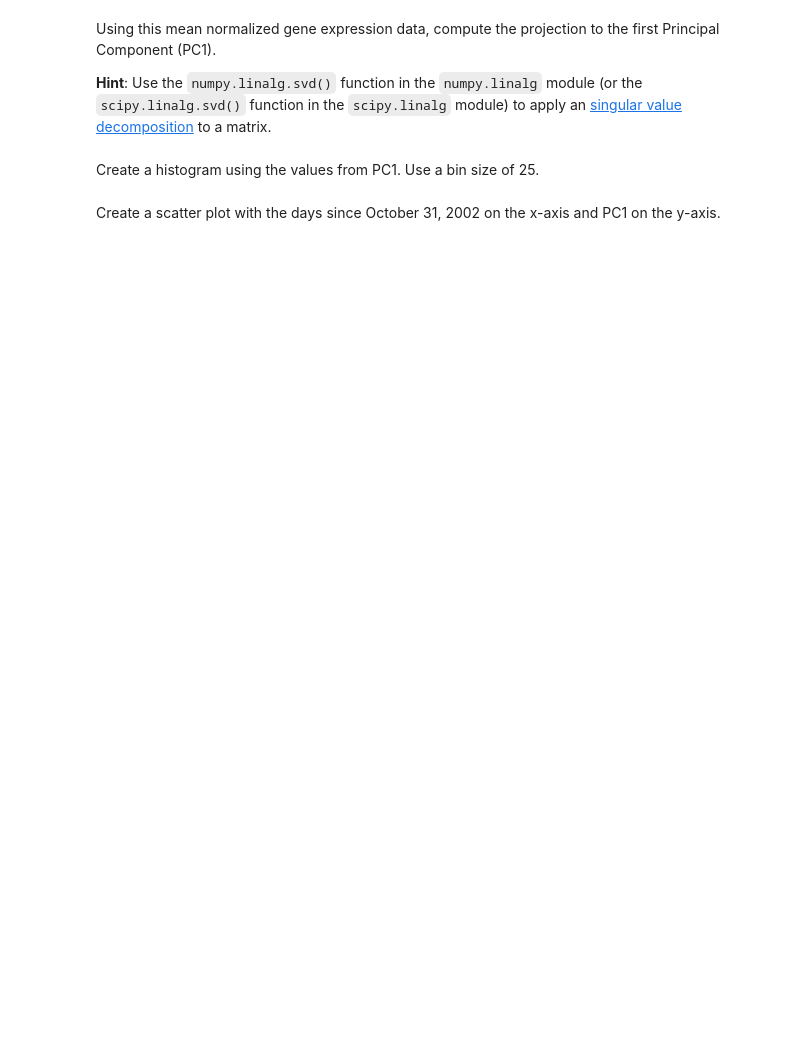
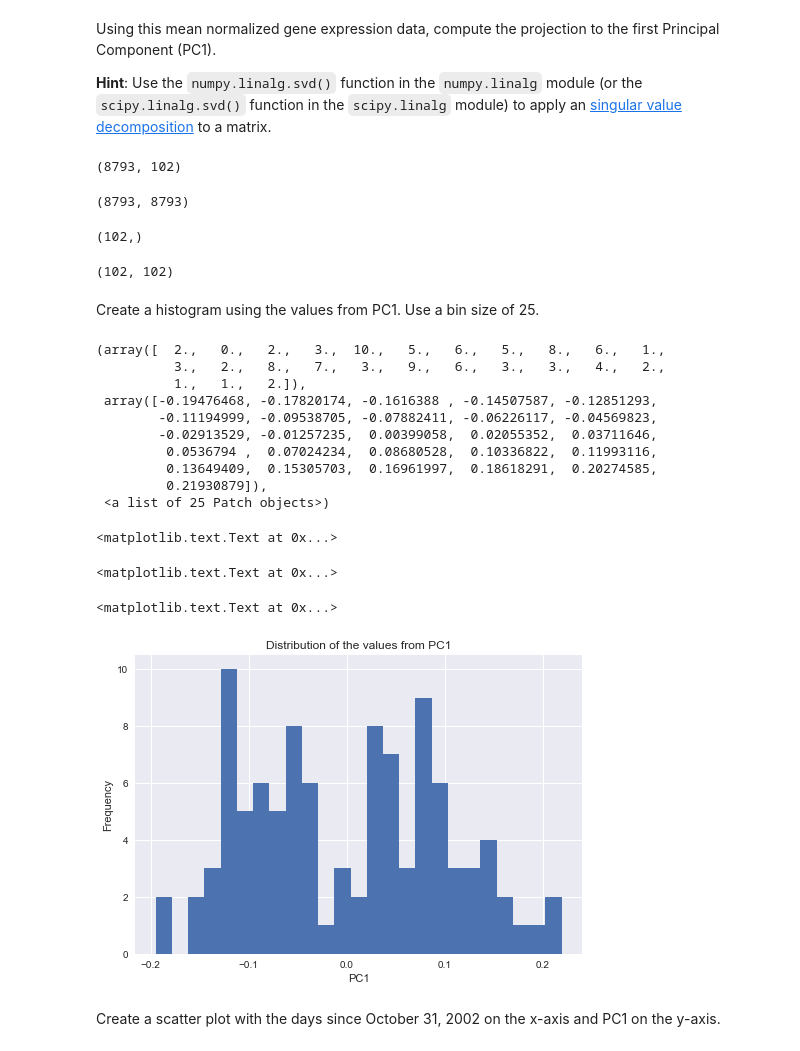
Before and after one commit to matkalinowski/cs-109, a Jupyter notebook: HW2.ipynb, the cells around one changed output. Cells and saved outputs as stored; diff of their text form; code cells hidden in the pictures; blank space fills up the shorter version.

```diff
--- a/HW2.ipynb
+++ b/HW2.ipynb
@@ -100,0 +165,4 @@ First subset the the `sampleinfo` DataFrame to include only the CEU ethnicity.
+# %%
+sampleinfoCEU = sampleinfo[sampleinfo.ethnicity == 'CEU']
+sampleinfoCEU.head(2)
+sampleinfoCEU.shape
@@ -104,0 +176,5 @@ Next, subset the `exprs` DataFrame to only include the samples with the CEU ethn
+# %%
+columns = exprs.columns.isin(sampleinfoCEU.filename.values)
+exprsCEU = exprs.loc[:,columns]
+exprsCEU.head(2)
+exprsCEU.shape
@@ -112,0 +196,4 @@ Compute the average gene expression intensity in the `exprsCEU` DataFrame across
+# %%
+exprsCEUMeanNormalized = exprsCEU.apply(lambda x: x - exprsCEU.mean(axis=1), axis = 0)
+exprsCEUMeanNormalized.head(2)
+exprsCEUMeanNormalized.shape
@@ -119,2 +211,17 @@ Using this mean normalized gene expression data, compute the projection to the f
+# %%
+U,s,Vh = lin.svd(exprsCEUMeanNormalized.values)
+V = Vh.T
+# %%
+exprsCEUMeanNormalized.shape
+# %% [output]
+(8793, 102)
+# %%
+U.shape
+s.shape
+Vh.shape
+# %% [output]
+(8793, 8793)
+(102,)
+(102, 102)
 # %% [markdown]
 Create a histogram using the values from PC1.  Use a bin size of 25.
@@ -123,2 +228,22 @@ Create a histogram using the values from PC1.  Use a bin size of 25.
+# %%
+plt.hist(V[:,0], bins = 25)
+plt.xlabel('PC1')
+plt.ylabel('Frequency')
+plt.title('Distribution of the values from PC1')
+# %% [output]
+(array([  2.,   0.,   2.,   3.,  10.,   5.,   6.,   5.,   8.,   6.,   1.,
+          3.,   2.,   8.,   7.,   3.,   9.,   6.,   3.,   3.,   4.,   2.,
+          1.,   1.,   2.]),
+ array([-0.19476468, -0.17820174, -0.1616388 , -0.14507587, -0.12851293,
+        -0.11194999, -0.09538705, -0.07882411, -0.06226117, -0.04569823,
+        -0.02913529, -0.01257235,  0.00399058,  0.02055352,  0.03711646,
+         0.0536794 ,  0.07024234,  0.08680528,  0.10336822,  0.11993116,
+         0.13649409,  0.15305703,  0.16961997,  0.18618291,  0.20274585,
+         0.21930879]),
+ <a list of 25 Patch objects>)
+<matplotlib.text.Text at 0x...>
+<matplotlib.text.Text at 0x...>
+<matplotlib.text.Text at 0x...>
+[figure, added]
 # %% [markdown]
 Create a scatter plot with the days since October 31, 2002 on the x-axis and PC1 on the y-axis.
```
Also changed, not shown: parts of 113 cells of this notebook, 1 other file.
